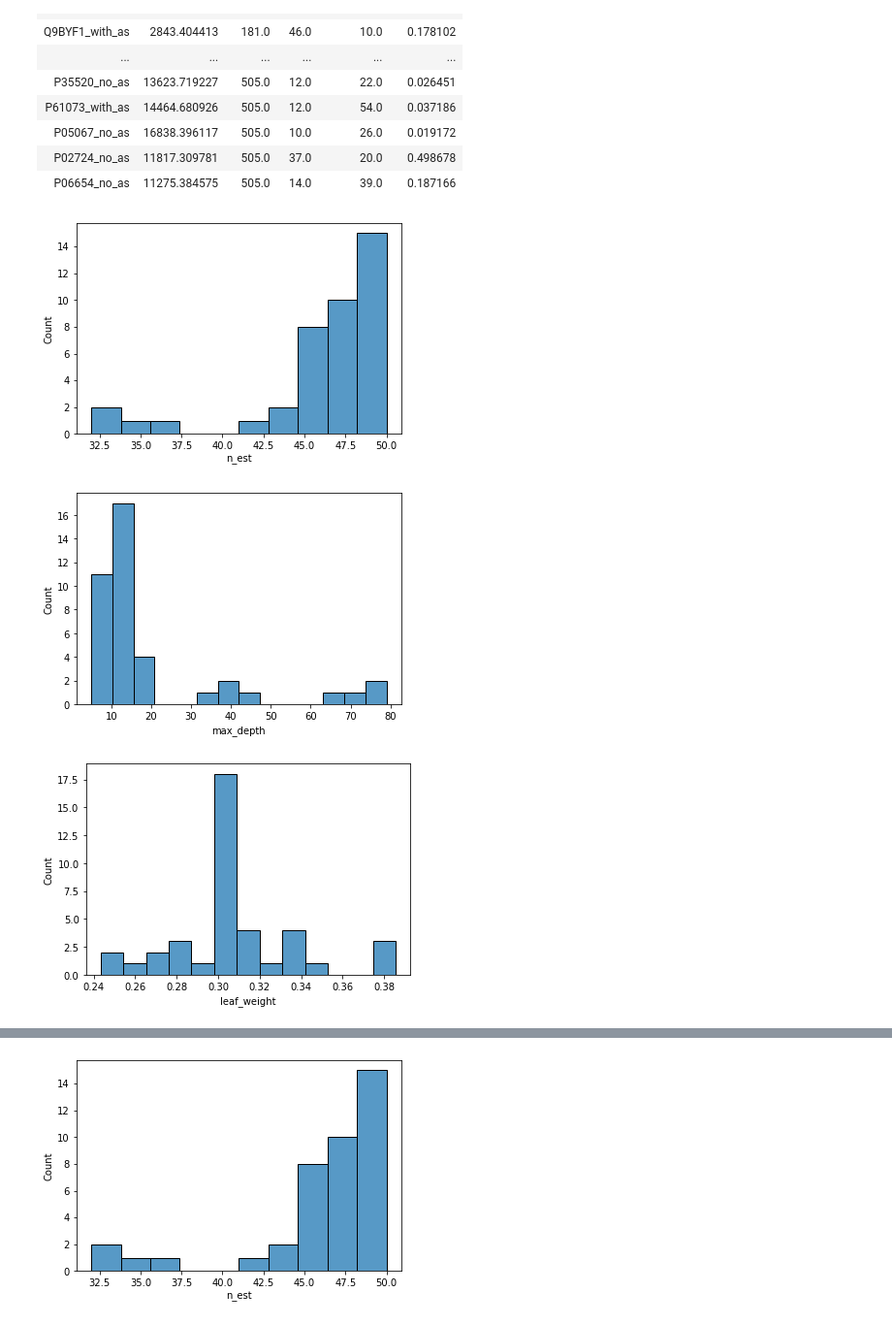
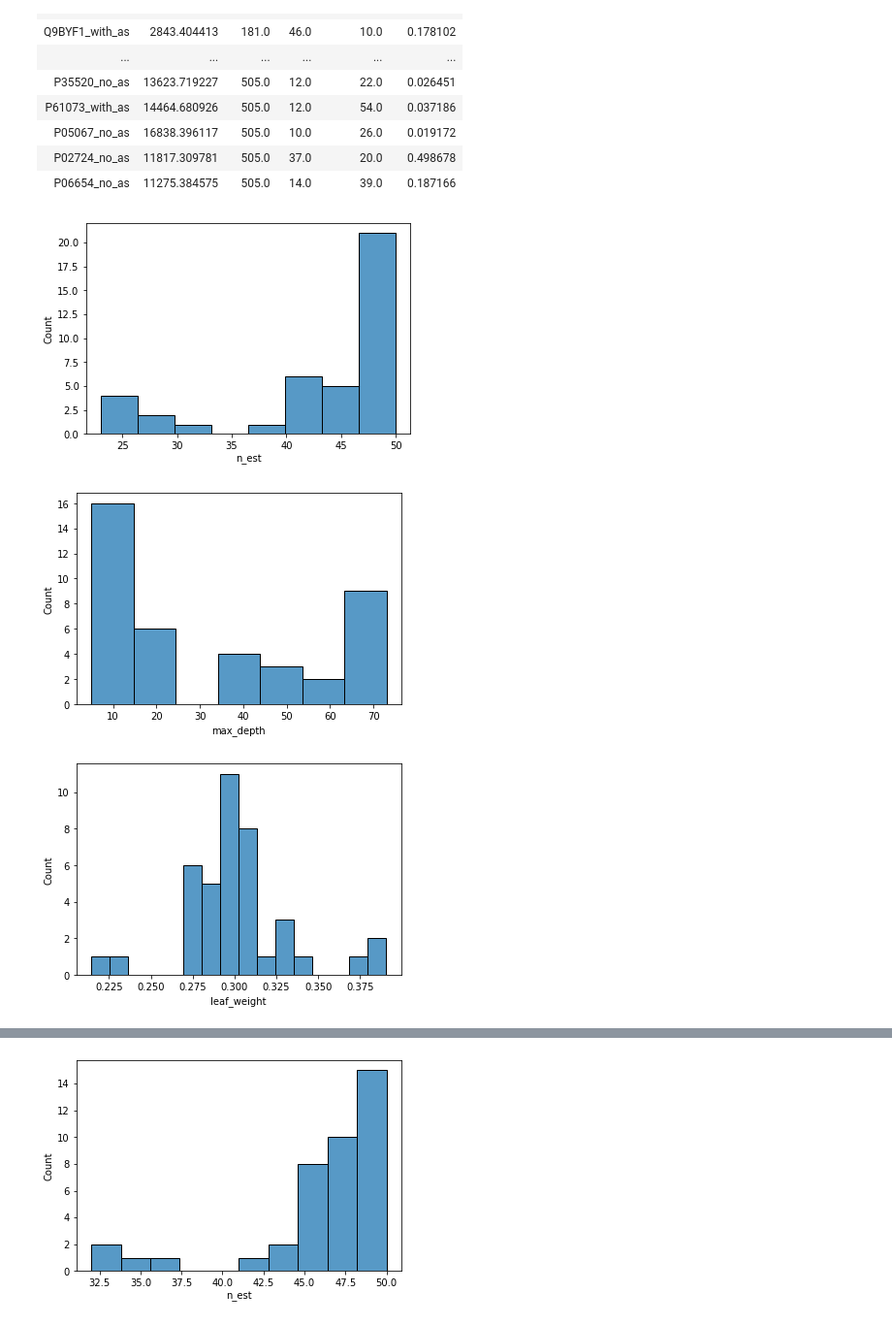
Before and after one commit to PapenfussLab/DMS_with_Alanine_scan, a Jupyter notebook: jupyter_code/P3_Alternative_modelling_options.ipynb, the cells around one changed output, grey strips where cells are left out. Shown at 97% size. Cells and saved outputs as stored; diff of their text form; code cells hidden in the pictures.

Commit message:
Analysis with latest data.

```diff
--- a/jupyter_code/P3_Alternative_modelling_options.ipynb
+++ b/jupyter_code/P3_Alternative_modelling_options.ipynb
@@ -74 +76,8 @@ data_info = pd.read_csv('../data/data_info/dataset_info.csv', index_col=0)
+# %%
+# Normalized DMS data and DeMaSk features. Keep 'NA' in wt_mut.
+norm_dms = pd.read_csv('../data/normalized/dms_DeMaSk_features_221024.csv',
+                       index_col=0, na_values=[''], keep_default_na=False)
+norm_as = pd.read_csv('../data/normalized/as_data_221024.csv')
+
+data_info = pd.read_csv('../data/data_info/dms_as_info_221024.csv', index_col=0)
 # %% [markdown]
@@ -1049,9 +1475,9 @@ foo_run_hp('/Users/fu.j/Documents/Spartan_Process/007_extrapolation/13_sel_env/1
 | P02724_no_as | 11817.309781 | 505.0 | 37.0 | 20.0 | 0.498678 |
 | P06654_no_as | 11275.384575 | 505.0 | 14.0 | 39.0 | 0.187166 |
 # %%
-foo_run_hp('/Users/fu.j/Documents/Spartan_Process/007_extrapolation/13_sel_env/13_09_improve/18_16_avail_feat/log/')
+foo_run_hp('/Users/fu.j/Documents/Spartan_Process/007_extrapolation/13_sel_env/13_09_improve/19_18_10_fold/log/')
 # %% [output]
-[figure, old version]
+[figure, new version]
-[figure, old version]
+[figure, new version]
-[figure, old version]
+[figure, new version]
 |  | time | sample | n_est | max_depth | leaf_weight |
```
Also changed, not shown: parts of 95 cells of this notebook, 6 other files.
